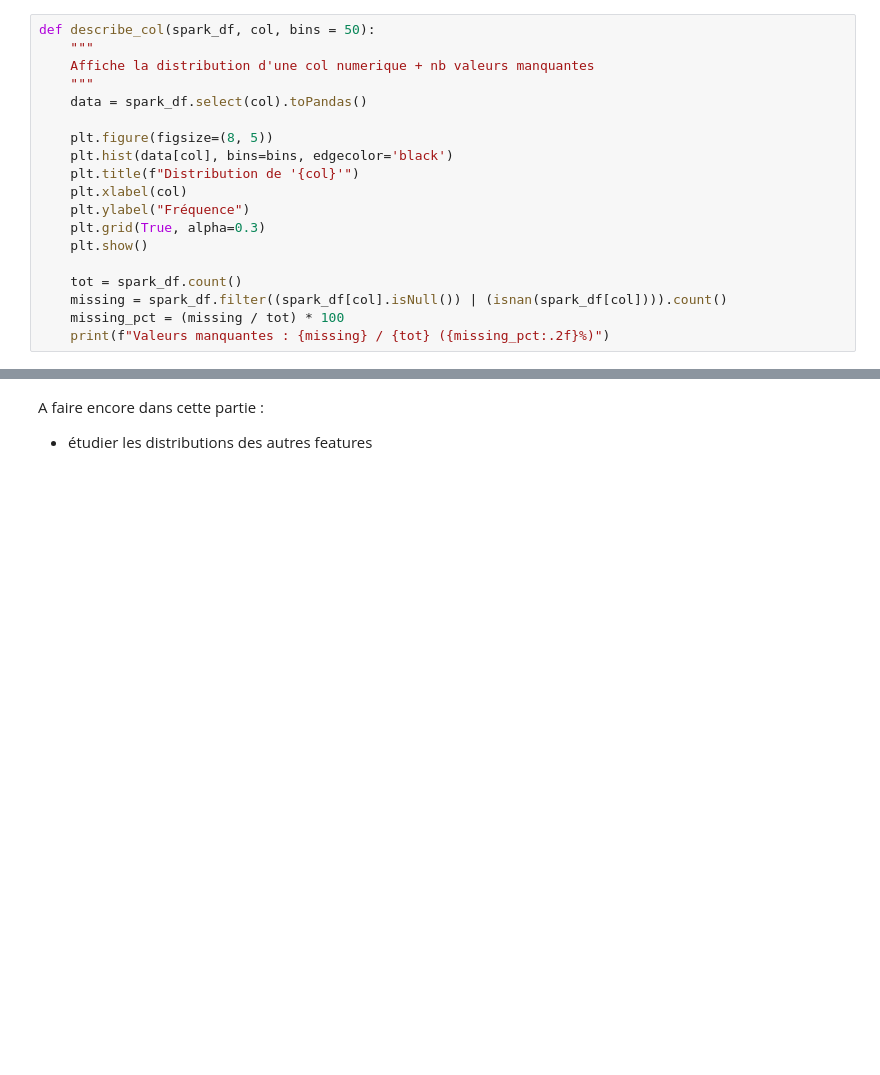
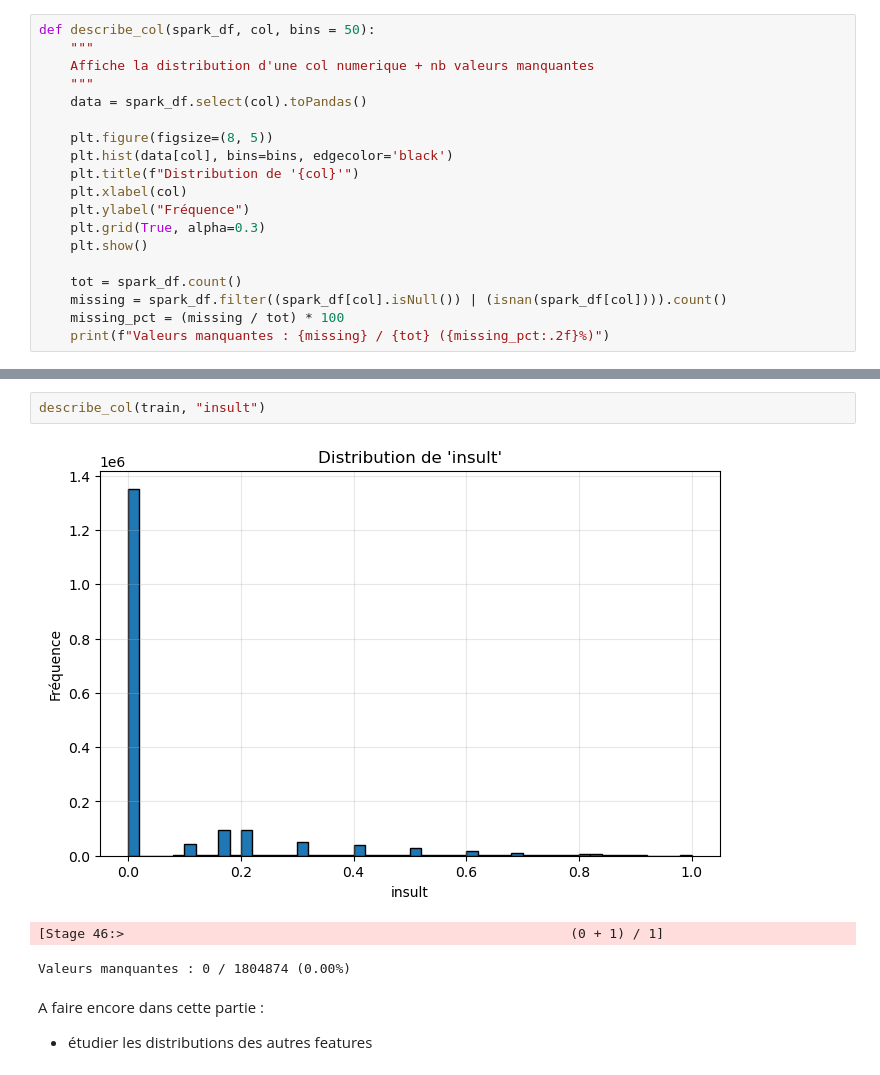
Before and after one commit to nicolasweill/MTI850-Final_Project, a Jupyter notebook: FinalProject-Rob.ipynb, the cells around one changed output, grey strips where cells are left out. Saved outputs shown, nothing was run; the diff lists cells and outputs as text; blank space fills up the shorter version.

```diff
--- a/FinalProject-Rob.ipynb
+++ b/FinalProject-Rob.ipynb
@@ -191,3 +199,9 @@ Valeurs manquantes : 0 / 1804874 (0.00%)
+# %%
+describe_col(train, "insult")
+# %% [output]
+[figure, added]
+[Stage 46:>                                                         (0 + 1) / 1]
+Valeurs manquantes : 0 / 1804874 (0.00%)
 # %% [markdown]
 A faire encore dans cette partie :
 - étudier les distributions des autres features
```
Also changed, not shown: parts of 9 cells of this notebook.
